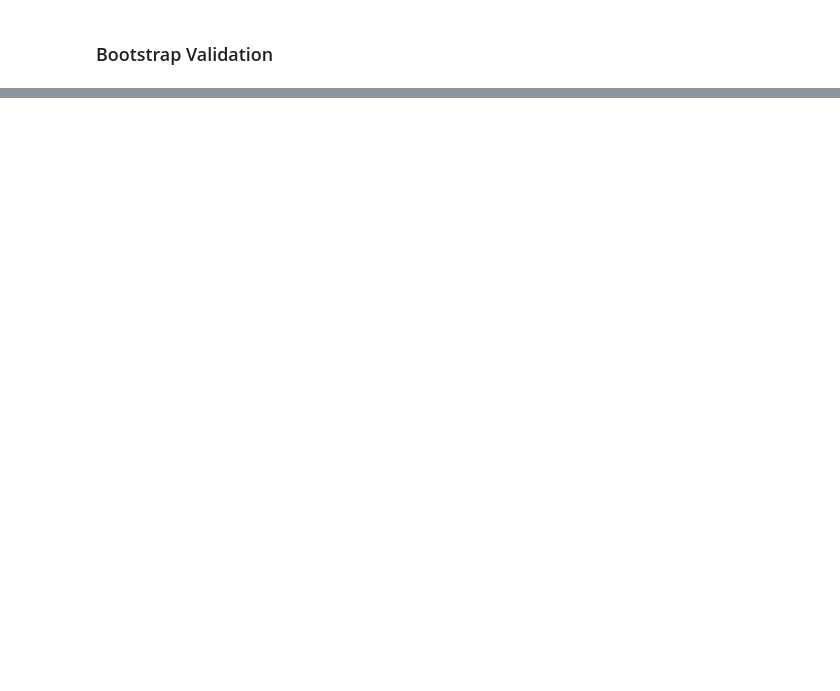
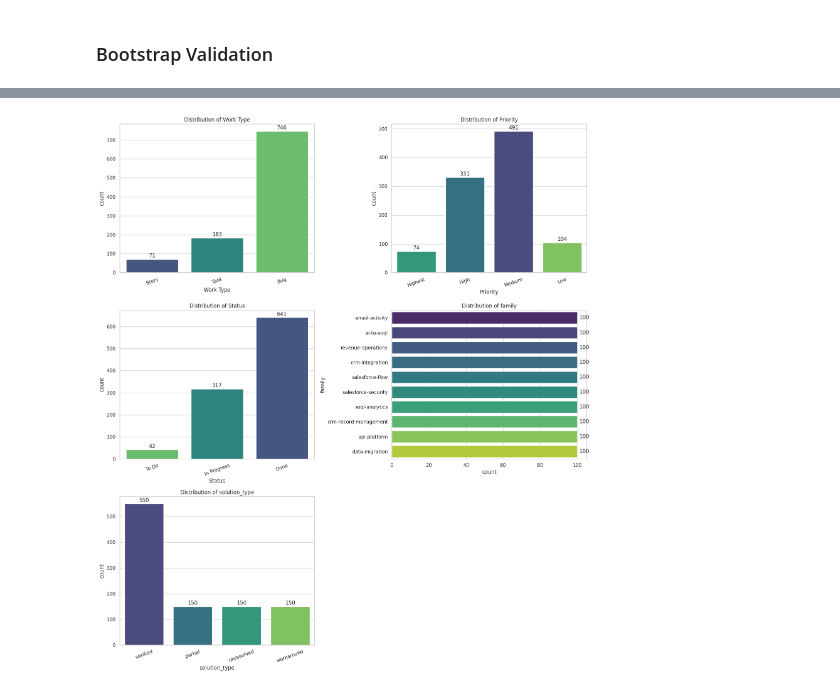
Before and after one commit to Sagitb/rag_project_google_reichman, a Jupyter notebook: notebooks/jiRAG.ipynb, the cells around one changed output, grey strips where cells are left out. Saved outputs shown, nothing was run; the diff lists cells and outputs as text; code cells hidden in the pictures; blank space fills up the shorter version.

Commit message:
Complete dataset validation EDA and deterministic splits

```diff
--- a/notebooks/jiRAG.ipynb
+++ b/notebooks/jiRAG.ipynb
@@ -420,0 +397,19 @@ family-data-migration           3
+# %%
+# 4. Load, Normalize, and Fingerprint
+raw_df = pd.read_csv(RAW_DATASET_PATH, encoding="utf-8-sig")
+rename_map = {"Labels": "ticket_id", "Labels.1": "family", "Labels.2": "solution_type"}
+tickets_df = raw_df.rename(columns=rename_map).copy()
+
+def calculate_canonical_sha256(df):
+    """Calculates a fingerprint stable across line-ending styles."""
+    # Reconstruct rows exactly as they appear in a standard CSV
+    rows = [list(df.columns)] + df.values.tolist()
+    canonical_rows = []
+    for row in rows:
+        canonical_rows.append([str(f).replace('\r\n', '\n').replace('\r', '\n') for f in row])
+
+    serialized = json.dumps(canonical_rows, ensure_ascii=False, separators=(",", ":"))
+    return hashlib.sha256(serialized.encode('utf-8')).hexdigest()
+
+raw_sha256 = calculate_sha256(RAW_DATASET_PATH)
+canonical_sha256 = calculate_canonical_sha256(tickets_df)
@@ -420,0 +581,76 @@ family-data-migration           3
+# %%
+
+import matplotlib.pyplot as plt
+import seaborn as sns
+
+eda_df = tickets_df.copy()
+ORIGINAL_TICKETS_SCHEMA = tuple(EXPECTED_NORMALIZED_COLUMNS)
+EDA_VERSION = "1.1"
+
+CATEGORICAL_FIGURE_PATH = PATHS["reports_figs"] / "eda_categorical_distributions_final_1000_v1.png"
+HEATMAP_FIGURE_PATH = PATHS["reports_figs"] / "eda_family_solution_heatmap_final_1000_v1.png"
+TEXT_LENGTH_FIGURE_PATH = PATHS["reports_figs"] / "eda_text_lengths_final_1000_v1.png"
+EDA_SUMMARY_PATH = PATHS["reports_qa"] / "eda_summary_final_1000_v1.json"
+
+sns.set_theme(style="whitegrid")
+
+overview = {
+    "tickets": int(len(eda_df)),
+    "families": int(eda_df["family"].nunique()),
+    "solution_types": int(eda_df["solution_type"].nunique()),
+    "unique_components": int(eda_df["Component"].nunique()),
+    "unique_summaries": int(eda_df["Summary"].nunique()),
+    "unique_descriptions": int(eda_df["Description"].nunique()),
+    "minimum_ticket_id": eda_df["ticket_id"].min(),
+    "maximum_ticket_id": eda_df["ticket_id"].max(),
+}
+
+print("--- Dataset Overview ---")
+display(pd.DataFrame([overview]))
+
+plot_specs = [
+    ("Work Type", None, False),
+    ("Priority", ["Highest", "High", "Medium", "Low"], False),
+    ("Status", ["To Do", "In Progress", "Done"], False),
+    ("family", None, True),
+    ("solution_type", None, False),
+]
+
+fig, axes = plt.subplots(3, 2, figsize=(16, 18))
+axes = axes.flatten()
+
+for ax, (column, order, horizontal) in zip(axes, plot_specs):
+    plot_df = eda_df[[column]].copy()
+    if column == "family":
+        plot_df[column] = plot_df[column].str.removeprefix("family-")
+    elif column == "solution_type":
+        plot_df[column] = plot_df[column].str.removeprefix("solution-")
+
+    if horizontal:
+        sns.countplot(data=plot_df, y=column, hue=column, order=order,
+                      palette="viridis", legend=False, ax=ax)
+        for patch in ax.patches:
+            ax.annotate(
+                f"{int(patch.get_width())}",
+                (patch.get_width(), patch.get_y() + patch.get_height() / 2),
+                xytext=(4, 0), textcoords="offset points", va="center"
+            )
+    else:
+        sns.countplot(data=plot_df, x=column, hue=column, order=order,
+                      palette="viridis", legend=False, ax=ax)
+        ax.tick_params(axis="x", rotation=20)
+        for patch in ax.patches:
+            ax.annotate(
+                f"{int(patch.get_height())}",
+                (patch.get_x() + patch.get_width() / 2, patch.get_height()),
+                xytext=(0, 4), textcoords="offset points", ha="center"
+            )
+
+    ax.set_title(f"Distribution of {column}")
+
+fig.delaxes(axes[-1])
+fig.tight_layout()
+fig.savefig(CATEGORICAL_FIGURE_PATH, dpi=150, bbox_inches="tight")
+plt.show()
+plt.close(fig)
+# %% [output]
@@ -420,0 +660 @@ family-data-migration           3
+[figure, added]
```
Also changed, not shown: parts of 36 cells of this notebook.
